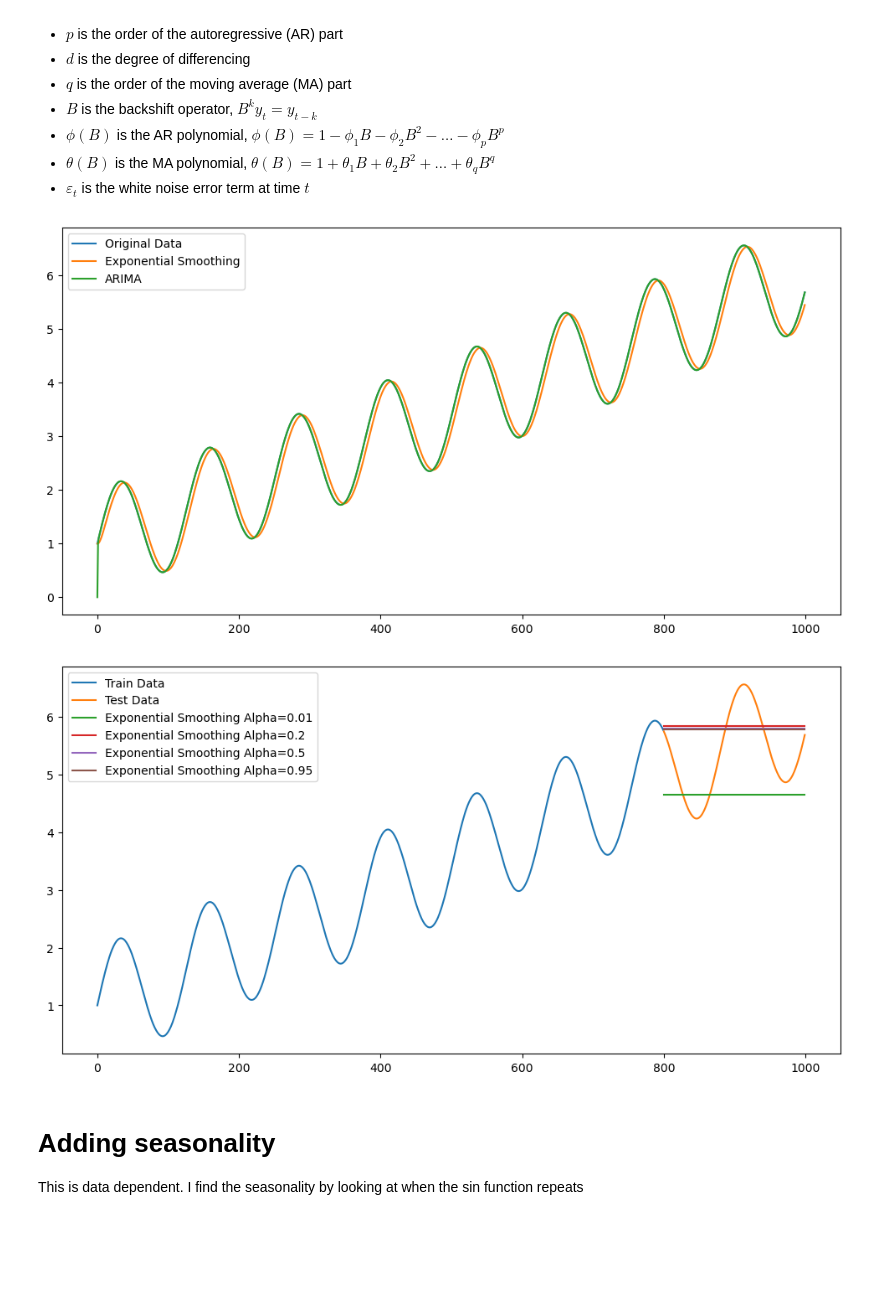
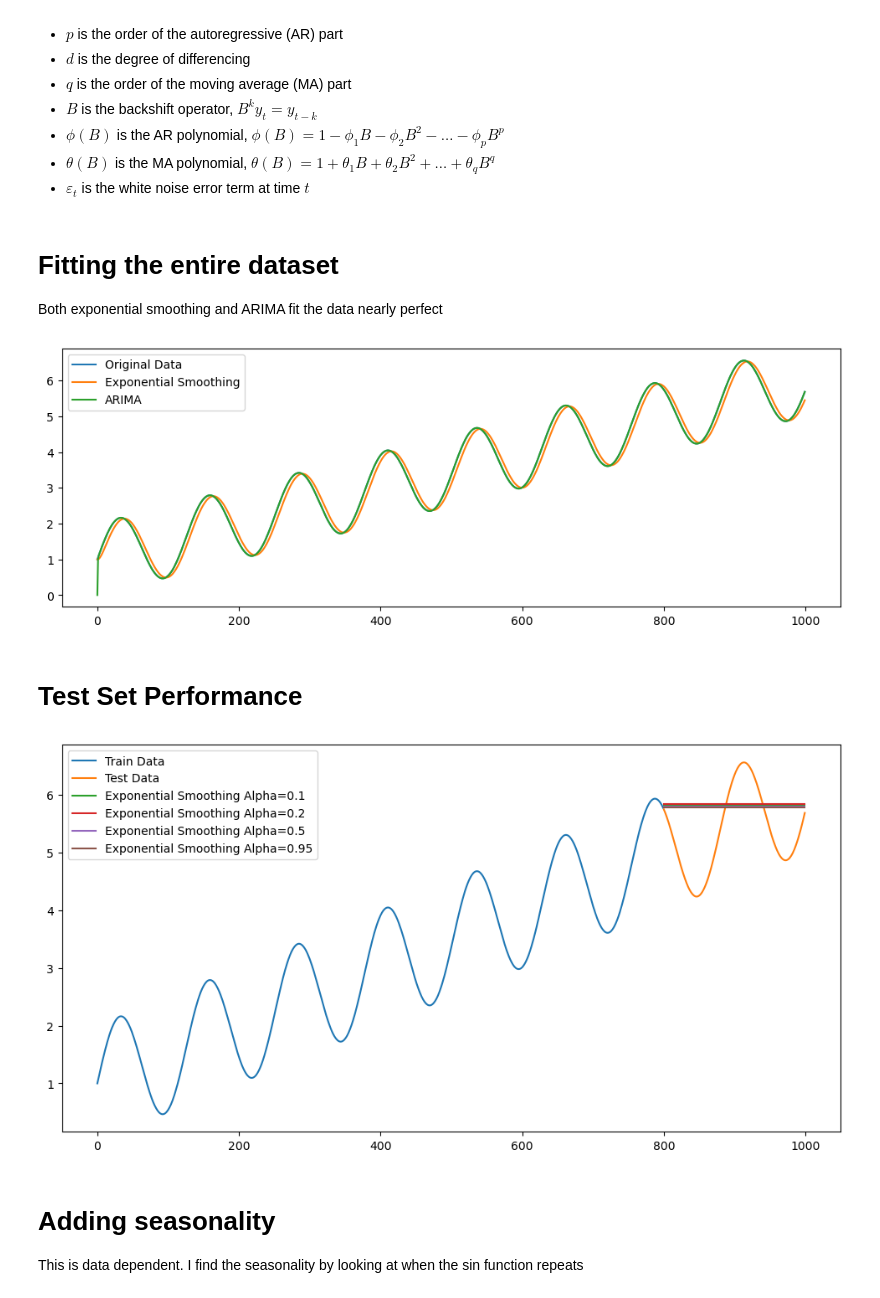
Before and after one commit to Jordanbarker/jordanbarker.github.io, a Jupyter notebook: Jupyter_Notebooks/TimeSeries.ipynb, the cells around one changed output. Drawn from its saved outputs; the diff is of its cells as text; code cells hidden in the pictures; blank space fills up the shorter version.

```diff
--- a/Jupyter_Notebooks/TimeSeries.ipynb
+++ b/Jupyter_Notebooks/TimeSeries.ipynb
@@ -37,36 +40,37 @@ $ \phi(B)(1 - B)^d y_t = \theta(B) \varepsilon_t $, where
 - $ \phi(B) $ is the AR polynomial, $ \phi(B) = 1 - \phi_1 B - \phi_2 B^2 - \ldots - \phi_p B^p $
 - $ \theta(B) $ is the MA polynomial, $ \theta(B) = 1 + \theta_1 B + \theta_2 B^2 + \ldots + \theta_q B^q $
 - $ \varepsilon_t $ is the white noise error term at time $ t $
+# %% [markdown]
+# Fitting the entire dataset
+Both exponential smoothing and ARIMA fit the data nearly perfect
 # %%
-from statsmodels.tsa.holtwinters import SimpleExpSmoothing
-from statsmodels.tsa.arima.model import ARIMA
 
-# Fit Exponential Smoothing model
+
 exp_model = SimpleExpSmoothing(combined).fit(smoothing_level=0.2, optimized=False)
 exp_smoothing_forecast = exp_model.fittedvalues
 
 # Fit ARIMA model
 arima_model = ARIMA(combined, order=(1, 1, 1))
 arima_fit = arima_model.fit()
 arima_forecast = arima_fit.fittedvalues
 
 # Plot original data and fitted values
-plt.figure(figsize=(12, 6))
+plt.figure(figsize=(12, 4))
 plt.plot(combined, label='Original Data')
 plt.plot(exp_smoothing_forecast, label='Exponential Smoothing')
 plt.plot(arima_forecast, label='ARIMA')
 plt.legend()
 plt.show()
 # %% [output]
-[figure, old version]
+[figure, new version]
+# %% [markdown]
+# Test Set Performance
 # %%
-from statsmodels.tsa.api import ExponentialSmoothing, SimpleExpSmoothing, Holt
-
 plt.figure(figsize=(12, 6))
 plt.plot(train, label='Train Data')
 plt.plot(np.arange(train_size, len(combined)), test, label='Test Data')
 
-for alpha in [0.01, 0.2, 0.5, 0.95]:
+for alpha in [0.1, 0.2, 0.5, 0.95]:
     exp_model = SimpleExpSmoothing(train).fit(smoothing_level=alpha, optimized=False)
     exp_smoothing_forecast = exp_model.forecast(len(test))
     plt.plot(np.arange(train_size, len(combined)), exp_smoothing_forecast, label=f'Exponential Smoothing Alpha={alpha}')
@@ -74,7 +78,7 @@ for alpha in [0.01, 0.2, 0.5, 0.95]:
 plt.legend()
 plt.show()
 # %% [output]
-[figure, old version]
+[figure, new version]
 # %% [markdown]
 # Adding seasonality
 This is data dependent. I find the seasonality by looking at when the sin function repeats
```
Also changed, not shown: parts of 7 cells of this notebook.
